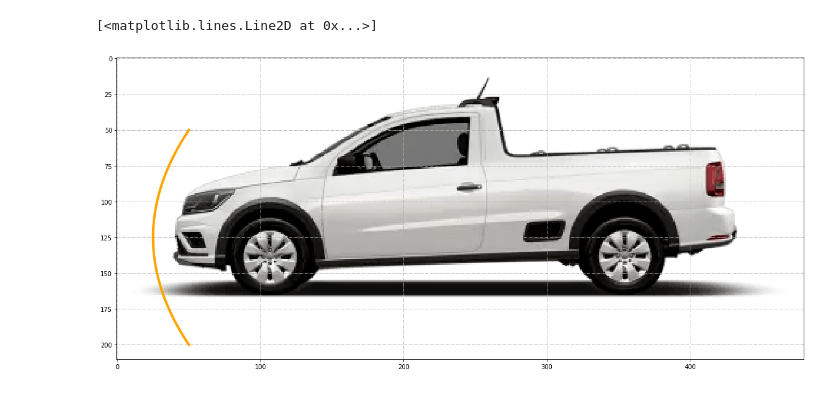
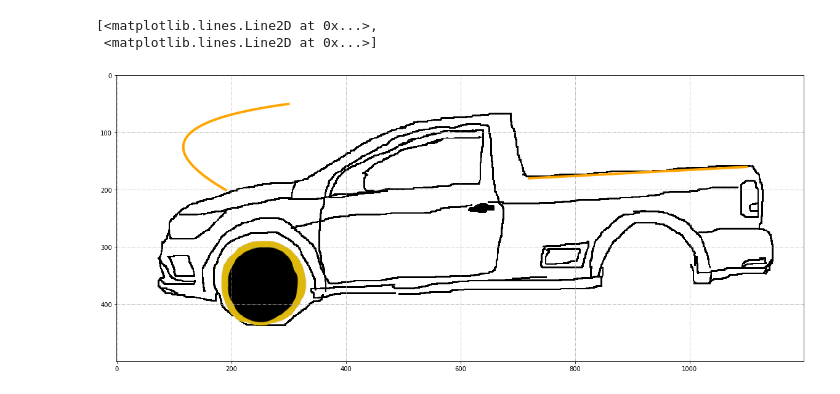
Before and after one commit to BCC-Allan/Carro_grafico, a Jupyter notebook: bezier.ipynb, the cells around one changed output. Drawn from its saved outputs; the diff is of its cells as text; code cells hidden in the pictures.

```diff
--- a/bezier.ipynb
+++ b/bezier.ipynb
@@ -19,22 +22,26 @@ def bezier(p1: tuple, p2: tuple, p3: tuple, t: float):
     y = (1-t)**2 * y1 + 2 * (1-t)*t * y2 + t**2 * y3
     return (x, y)
 # %%
-T = np.linspace(0, 1, 100) # valores de 0 a 100
-p1 = (50, 50)
-p2 = (0, 125)  # curva
-p3 = (50, 200)
+###### T = np.linspace(0, 1, 100) # valores de 0 a 100
+p1 = (300, 50)
+p2 = (0, 90)  # curva
+p3 = (190, 200)
 matrix = [bezier(p1, p2, p3, t) for t in T]  # Monta uma matriz com todos pontos da curva
 
 X = [matrix[i][0] for i in range(len(matrix))]   # Pega todos os valores do eixo x
 Y = [matrix[i][1] for i in range(len(matrix))]   # Pega todos os valores do eixo y
 
-img = plt.imread("carro.png")
+test = (720,1100)
+test2 = (180, 160) # x,y
+
+img = plt.imread("saveiroBolada.png")
 plt.rcParams["figure.figsize"] = (20,10)
 
 fig, ax = plt.subplots()
 ax.grid(True, linestyle='-.')
 ax.imshow(img)
-ax.plot(X, Y, color='orange', linewidth=4.0, linestyle='-')
+ax.plot(X, Y,test,test2, color='orange', linewidth=4.0, linestyle='-')
 # %% [output]
-[<matplotlib.lines.Line2D at 0x...>]
+[<matplotlib.lines.Line2D at 0x...>,
+ <matplotlib.lines.Line2D at 0x...>]
-[figure, old version]
+[figure, new version]
```
Also changed, not shown: parts of 1 cell of this notebook.
